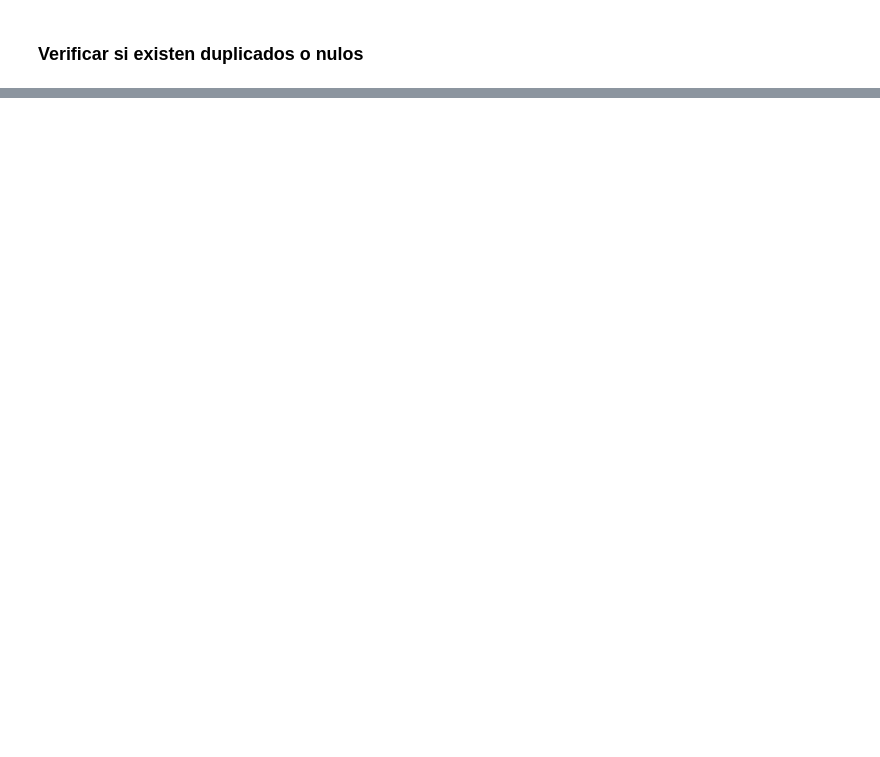
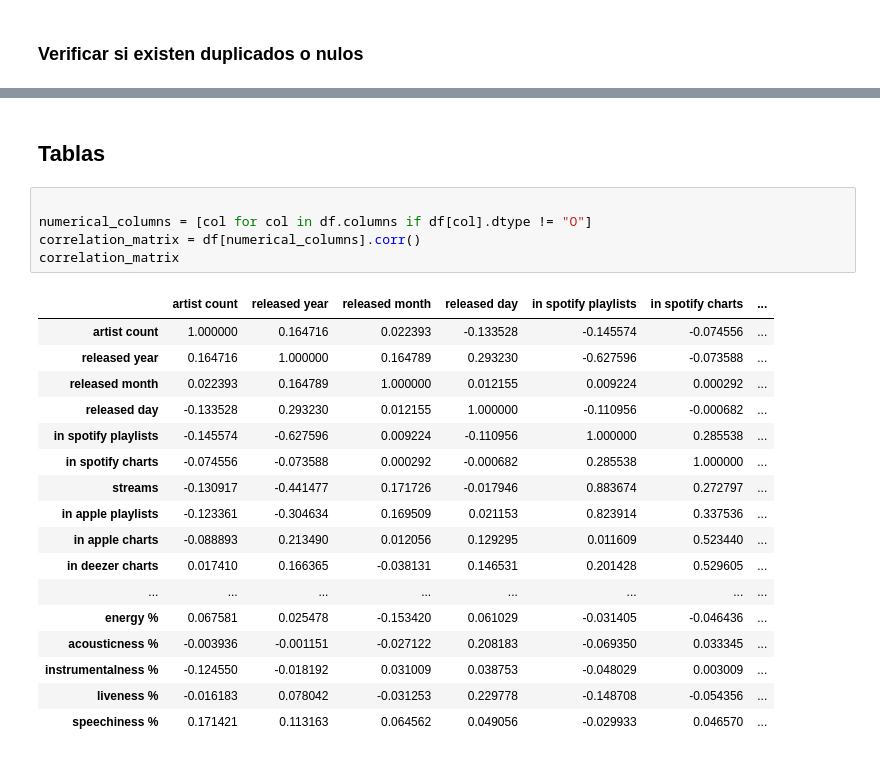
Before and after one commit to A01749694/AnalisisDatos, a Jupyter notebook: analisisDatos.ipynb, the cells around one changed output, grey strips where cells are left out. Drawn from its saved outputs; the diff is of its cells as text; blank space fills up the shorter version.

```diff
--- a/analisisDatos.ipynb
+++ b/analisisDatos.ipynb
@@ -122,0 +173,25 @@ dtype: int64
+# %% [markdown]
+## Tablas
+# %%
+
+numerical_columns = [col for col in df.columns if df[col].dtype != "O"]
+correlation_matrix = df[numerical_columns].corr()
+correlation_matrix
+# %% [output]
+|  | artist count | released year | released month | released day | in spotify playlists | in spotify charts | ... |
+| artist count | 1.000000 | 0.164716 | 0.022393 | -0.133528 | -0.145574 | -0.074556 | ... |
+| released year | 0.164716 | 1.000000 | 0.164789 | 0.293230 | -0.627596 | -0.073588 | ... |
+| released month | 0.022393 | 0.164789 | 1.000000 | 0.012155 | 0.009224 | 0.000292 | ... |
+| released day | -0.133528 | 0.293230 | 0.012155 | 1.000000 | -0.110956 | -0.000682 | ... |
+| in spotify playlists | -0.145574 | -0.627596 | 0.009224 | -0.110956 | 1.000000 | 0.285538 | ... |
+| in spotify charts | -0.074556 | -0.073588 | 0.000292 | -0.000682 | 0.285538 | 1.000000 | ... |
+| streams | -0.130917 | -0.441477 | 0.171726 | -0.017946 | 0.883674 | 0.272797 | ... |
+| in apple playlists | -0.123361 | -0.304634 | 0.169509 | 0.021153 | 0.823914 | 0.337536 | ... |
+| in apple charts | -0.088893 | 0.213490 | 0.012056 | 0.129295 | 0.011609 | 0.523440 | ... |
+| in deezer charts | 0.017410 | 0.166365 | -0.038131 | 0.146531 | 0.201428 | 0.529605 | ... |
+| ... | ... | ... | ... | ... | ... | ... | ... |
+| energy % | 0.067581 | 0.025478 | -0.153420 | 0.061029 | -0.031405 | -0.046436 | ... |
+| acousticness % | -0.003936 | -0.001151 | -0.027122 | 0.208183 | -0.069350 | 0.033345 | ... |
+| instrumentalness % | -0.124550 | -0.018192 | 0.031009 | 0.038753 | -0.048029 | 0.003009 | ... |
+| liveness % | -0.016183 | 0.078042 | -0.031253 | 0.229778 | -0.148708 | -0.054356 | ... |
+| speechiness % | 0.171421 | 0.113163 | 0.064562 | 0.049056 | -0.029933 | 0.046570 | ... |
```
Also changed, not shown: parts of 16 cells of this notebook, 1 other file.
